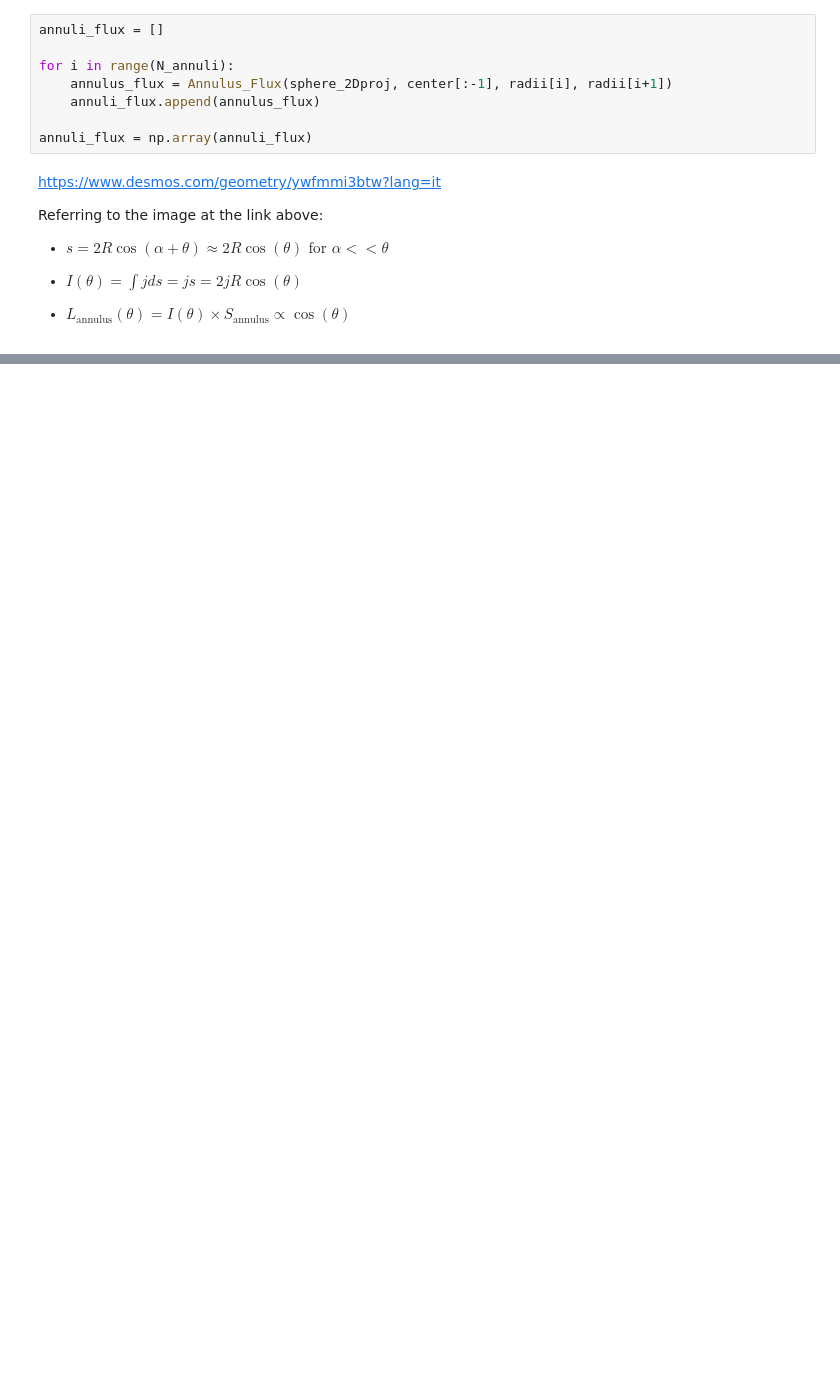
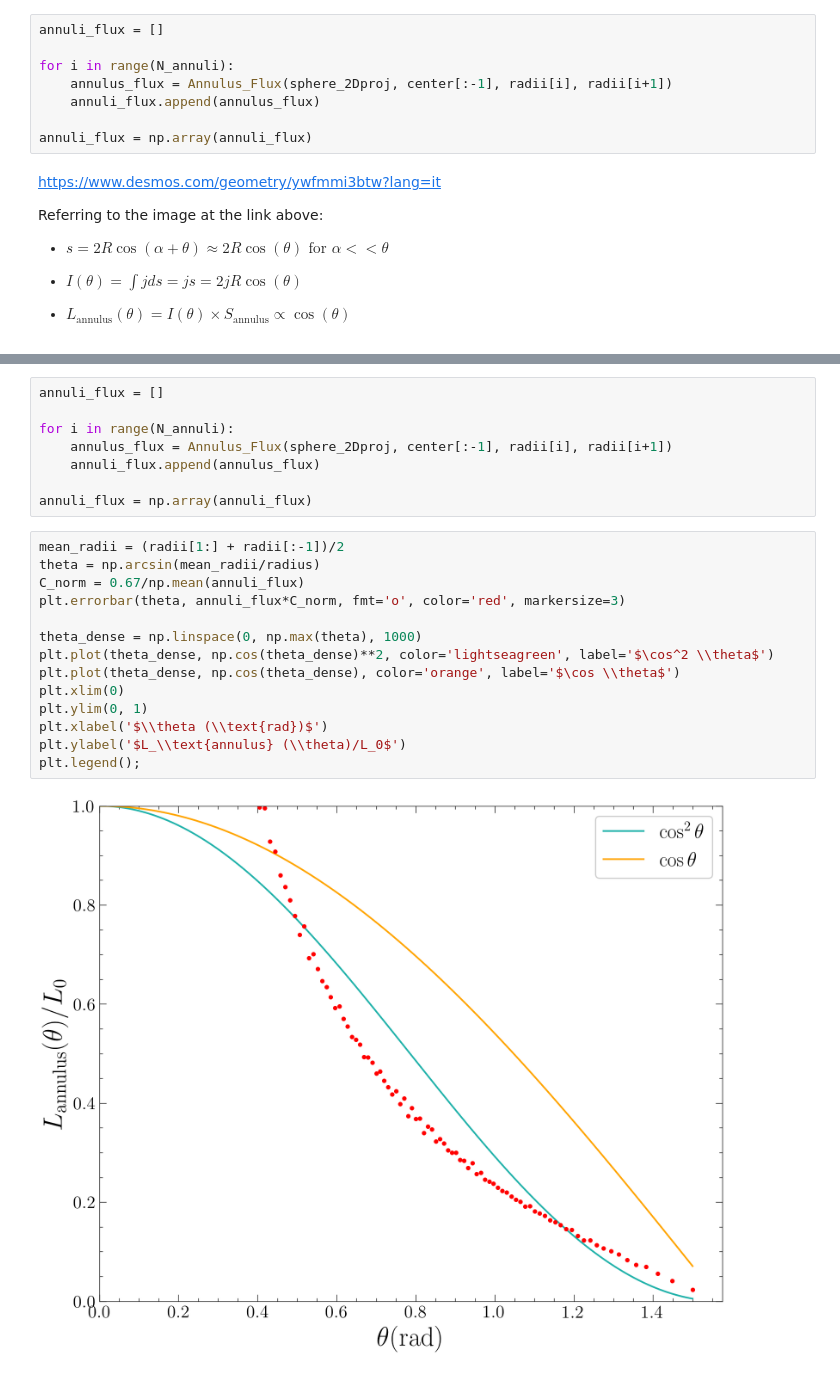
Before and after one commit to M-Bianchi/Laboratory-of-Data-Acquisition, a Jupyter notebook: sphere_simulation.ipynb, the cells around one changed output, grey strips where cells are left out. Drawn from its saved outputs; the diff is of its cells as text; blank space fills up the shorter version.

```diff
--- a/sphere_simulation.ipynb
+++ b/sphere_simulation.ipynb
@@ -144,0 +164,24 @@ plt.legend();
+# %%
+annuli_flux = []
+
+for i in range(N_annuli):
+    annulus_flux = Annulus_Flux(sphere_2Dproj, center[:-1], radii[i], radii[i+1])
+    annuli_flux.append(annulus_flux)
+
+annuli_flux = np.array(annuli_flux)
+# %%
+mean_radii = (radii[1:] + radii[:-1])/2
+theta = np.arcsin(mean_radii/radius)
+C_norm = 0.67/np.mean(annuli_flux)
+plt.errorbar(theta, annuli_flux*C_norm, fmt='o', color='red', markersize=3)
+
+theta_dense = np.linspace(0, np.max(theta), 1000)
+plt.plot(theta_dense, np.cos(theta_dense)**2, color='lightseagreen', label='$\cos^2 \\theta$')
+plt.plot(theta_dense, np.cos(theta_dense), color='orange', label='$\cos \\theta$')
+plt.xlim(0)
+plt.ylim(0, 1)
+plt.xlabel('$\\theta (\\text{rad})$')
+plt.ylabel('$L_\\text{annulus} (\\theta)/L_0$')
+plt.legend();
+# %% [output]
+[figure, added]
```
Also changed, not shown: parts of 9 cells of this notebook.
